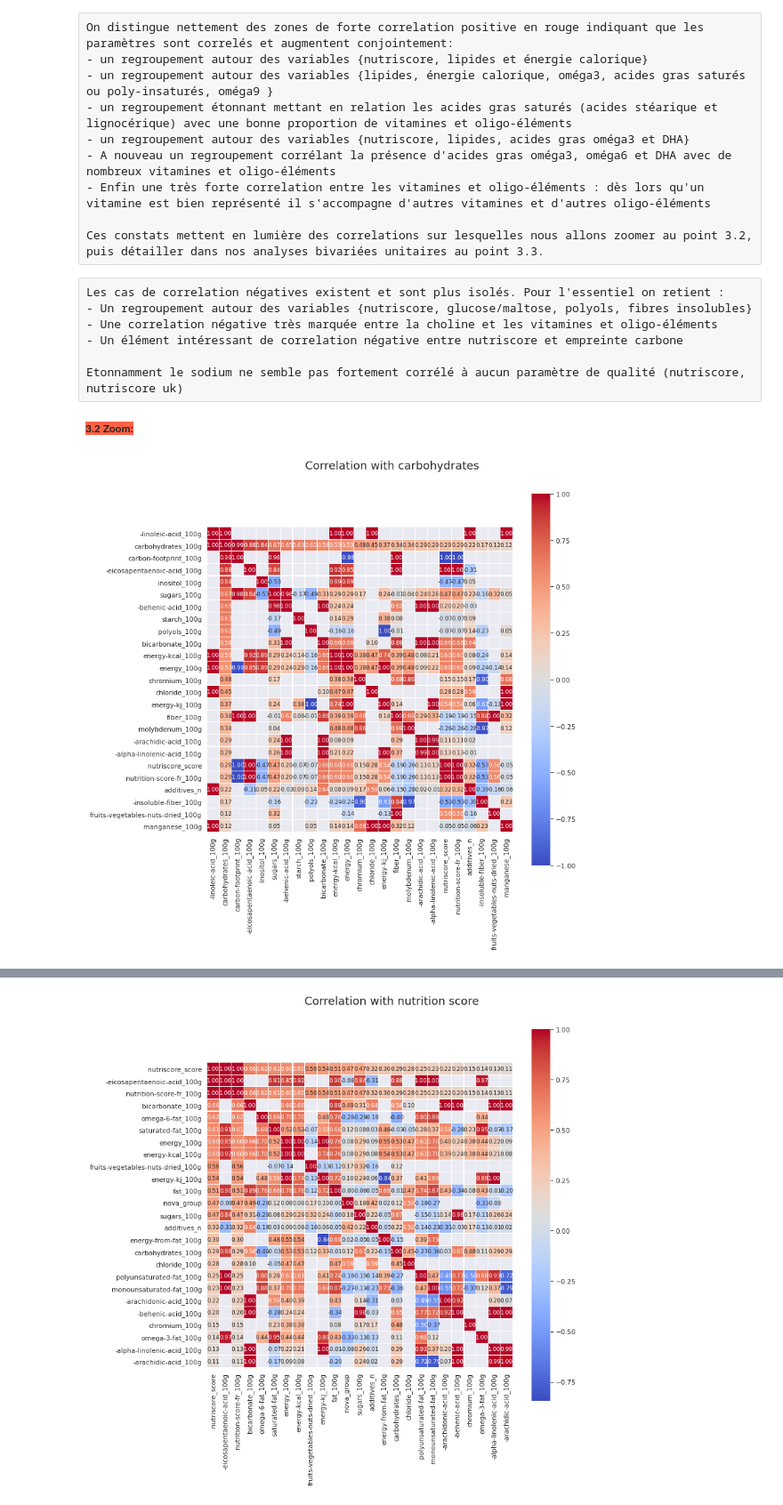
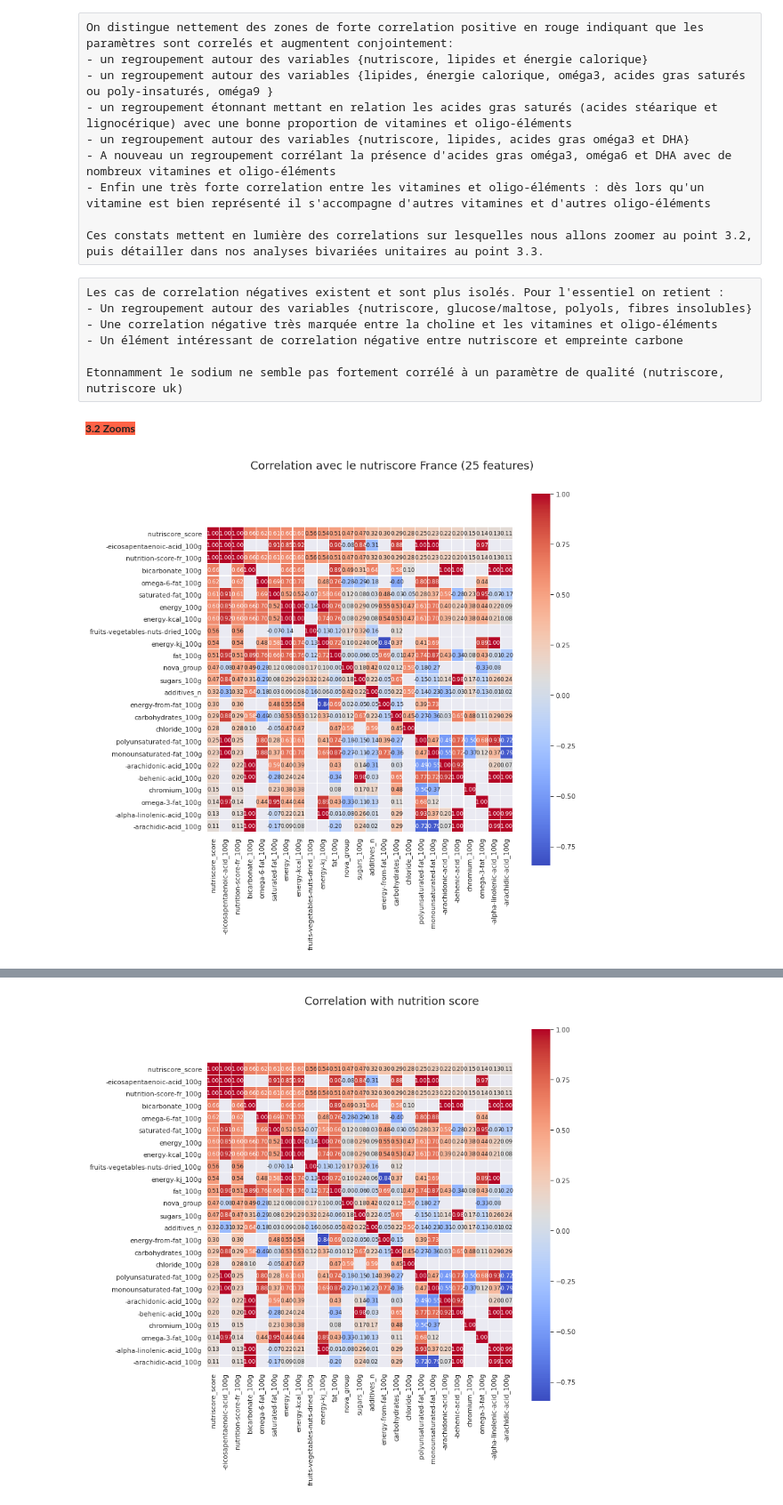
Before and after one commit to aldeponk/openfoodfact, a Jupyter notebook: Analysis.ipynb, the cells around one changed output, grey strips where cells are left out. Shown at 89% size. Cells and saved outputs as stored; diff of their text form; code cells hidden in the pictures.

Commit message:
Analysis: pearsons ok + nutritionscore

```diff
--- a/Analysis.ipynb
+++ b/Analysis.ipynb
@@ -97,19 +97,22 @@ Les cas de correlation négatives existent et sont plus isolés. Pour l'essentie
 - Une correlation négative très marquée entre la choline et les vitamines et oligo-éléments
 - Un élément intéressant de correlation négative entre nutriscore et empreinte carbone
 
-Etonnamment le sodium ne semble pas fortement corrélé à aucun paramètre de qualité (nutriscore, nutriscore uk)
+Etonnamment le sodium ne semble pas fortement corrélé à un paramètre de qualité (nutriscore, nutriscore uk)
 # %% [markdown]
-<b style="background-color:tomato;font-size:12px;">3.2 Zoom: <b>
+<b style="background-color:tomato;font-size:12px;">3.2 Zooms <b>
     <a id="zoom"></a>
 # %%
-sns.set(context="paper", font_scale = 1.2)
-f, ax = plt.subplots(figsize=(11, 11))
-cols = corrmat.nlargest(25, 'carbohydrates_100g')['carbohydrates_100g'].index
-cm = corrmat.loc[cols, cols]
-hm = sns.heatmap(cm, cbar=True, annot=True, square=True,
-                 fmt='.2f', annot_kws={'size': 9}, linewidth = 0.1, cmap = 'coolwarm',
-                 yticklabels=cols.values, xticklabels=cols.values)
-f.text(0.5, 0.93, "Correlation with carbohydrates", ha='center', fontsize = 18)
-plt.show()
+def plotCorrelationMatrix(feature,title):
+    sns.set(context="paper", font_scale = 1.2)
+    f, ax = plt.subplots(figsize=(11, 11))
+    cols = corrmat.nlargest(25, feature)[feature].index
+    cm = corrmat.loc[cols, cols]
+    hm = sns.heatmap(cm, cbar=True, annot=True, square=True,
+                     fmt='.2f', annot_kws={'size': 9}, linewidth = 0.1, cmap = 'coolwarm',
+                     yticklabels=cols.values, xticklabels=cols.values)
+    f.text(0.5, 0.93, title, ha='center', fontsize = 18)
+    plt.show()
-# %% [output]
-[figure, removed]
+# %%
+plotCorrelationMatrix('nutrition-score-fr_100g','Correlation avec le nutriscore France (25 features)')
+# %% [output]
+[figure, added]
```
Also changed, not shown: parts of 3 cells of this notebook.
